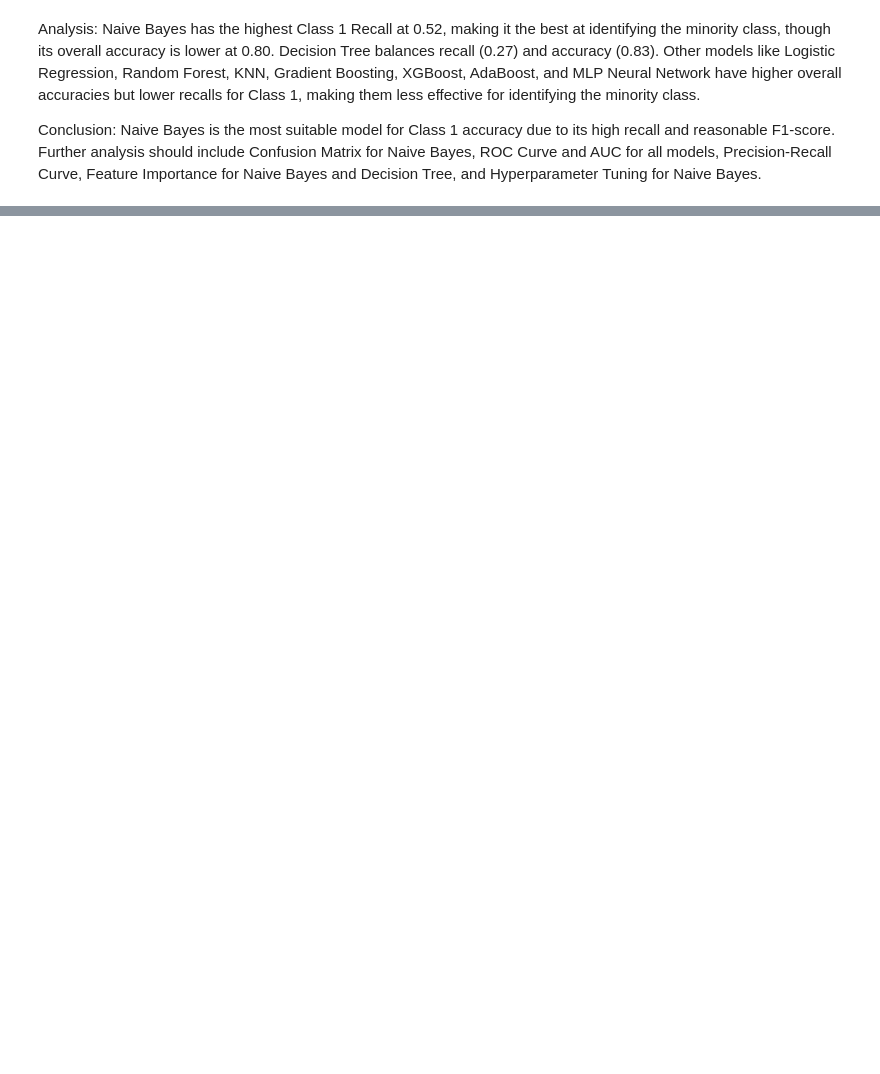
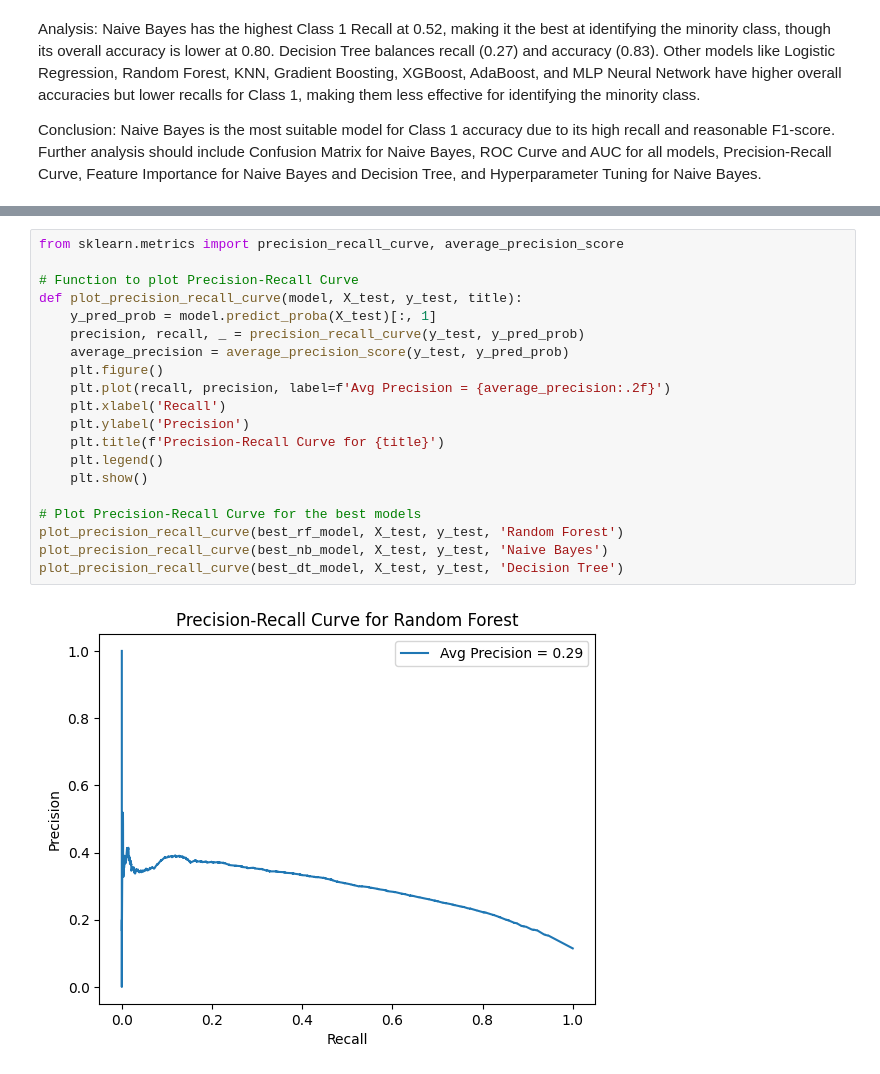
Before and after one commit to EthanH2333/MBAN-6100-Group-Assignment, a Jupyter notebook: heart_disease_prediction.ipynb, the cells around one changed output, grey strips where cells are left out. Drawn from its saved outputs; the diff is of its cells as text; blank space fills up the shorter version.

```diff
--- a/heart_disease_prediction.ipynb
+++ b/heart_disease_prediction.ipynb
@@ -1211,0 +1292,22 @@ weighted avg       0.84      0.88      0.85     49205
+# %%
+from sklearn.metrics import precision_recall_curve, average_precision_score
+
+# Function to plot Precision-Recall Curve
+def plot_precision_recall_curve(model, X_test, y_test, title):
+    y_pred_prob = model.predict_proba(X_test)[:, 1]
+    precision, recall, _ = precision_recall_curve(y_test, y_pred_prob)
+    average_precision = average_precision_score(y_test, y_pred_prob)
+    plt.figure()
+    plt.plot(recall, precision, label=f'Avg Precision = {average_precision:.2f}')
+    plt.xlabel('Recall')
+    plt.ylabel('Precision')
+    plt.title(f'Precision-Recall Curve for {title}')
+    plt.legend()
+    plt.show()
+
+# Plot Precision-Recall Curve for the best models
+plot_precision_recall_curve(best_rf_model, X_test, y_test, 'Random Forest')
+plot_precision_recall_curve(best_nb_model, X_test, y_test, 'Naive Bayes')
+plot_precision_recall_curve(best_dt_model, X_test, y_test, 'Decision Tree')
+# %% [output]
+[figure, added]
```
Also changed, not shown: parts of 8 cells of this notebook, 1 other file.
